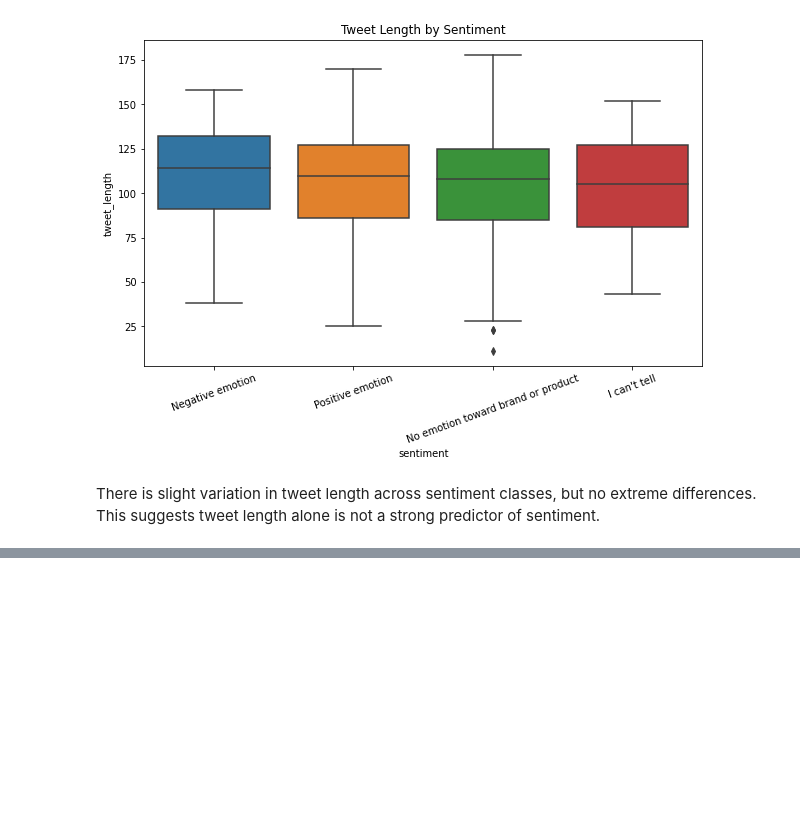
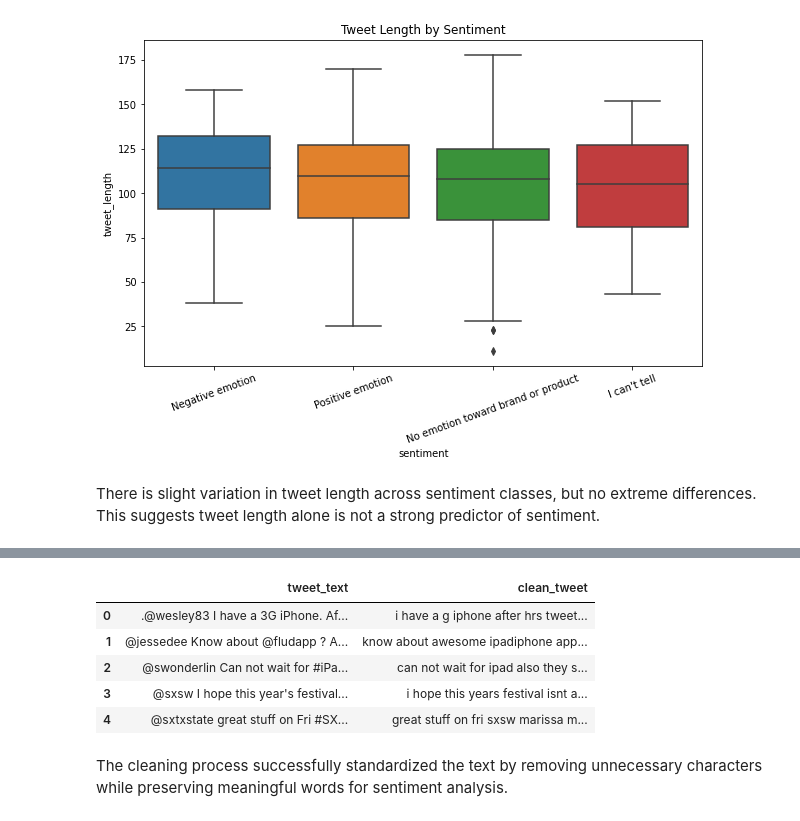
Before and after one commit to Alexk-creator/Phase_4_project, a Jupyter notebook: student.ipynb, the cells around one changed output, grey strips where cells are left out. Drawn from its saved outputs; the diff is of its cells as text; code cells hidden in the pictures; blank space fills up the shorter version.

```diff
--- a/student.ipynb
+++ b/student.ipynb
@@ -182,0 +201,3 @@ There is slight variation in tweet length across sentiment classes, but no extre
+# %%
+#Removing missing tweets and Sentiments
+df = df.dropna(subset=['tweet_text', 'sentiment'])
@@ -182,0 +223,30 @@ There is slight variation in tweet length across sentiment classes, but no extre
+# %%
+#Text cleaning
+import re
+
+def clean_text(text):
+    text = str(text).lower()
+
+    # Remove URLs
+    text = re.sub(r"http\S+", "", text)
+
+    # Remove Twitter mentions
+    text = re.sub(r"@\w+", "", text)
+
+    # Remove punctuation and special characters
+    text = re.sub(r"[^a-zA-Z\s]", "", text)
+
+    return text
+# %%
+df['clean_tweet'] = df['tweet_text'].apply(clean_text)
+# %%
+df[['tweet_text', 'clean_tweet']].head()
+# %% [output]
+|  | tweet_text | clean_tweet |
+| 0 | .@wesley83 I have a 3G iPhone. Af... | i have a g iphone after hrs tweet... |
+| 1 | @jessedee Know about @fludapp ? A... | know about awesome ipadiphone app... |
+| 2 | @swonderlin Can not wait for #iPa... | can not wait for ipad also they s... |
+| 3 | @sxsw I hope this year's festival... | i hope this years festival isnt a... |
+| 4 | @sxtxstate great stuff on Fri #SX... | great stuff on fri sxsw marissa m... |
+# %% [markdown]
+The cleaning process successfully standardized the text by removing unnecessary characters while preserving meaningful words for sentiment analysis.
```
Also changed, not shown: parts of 37 cells of this notebook.
